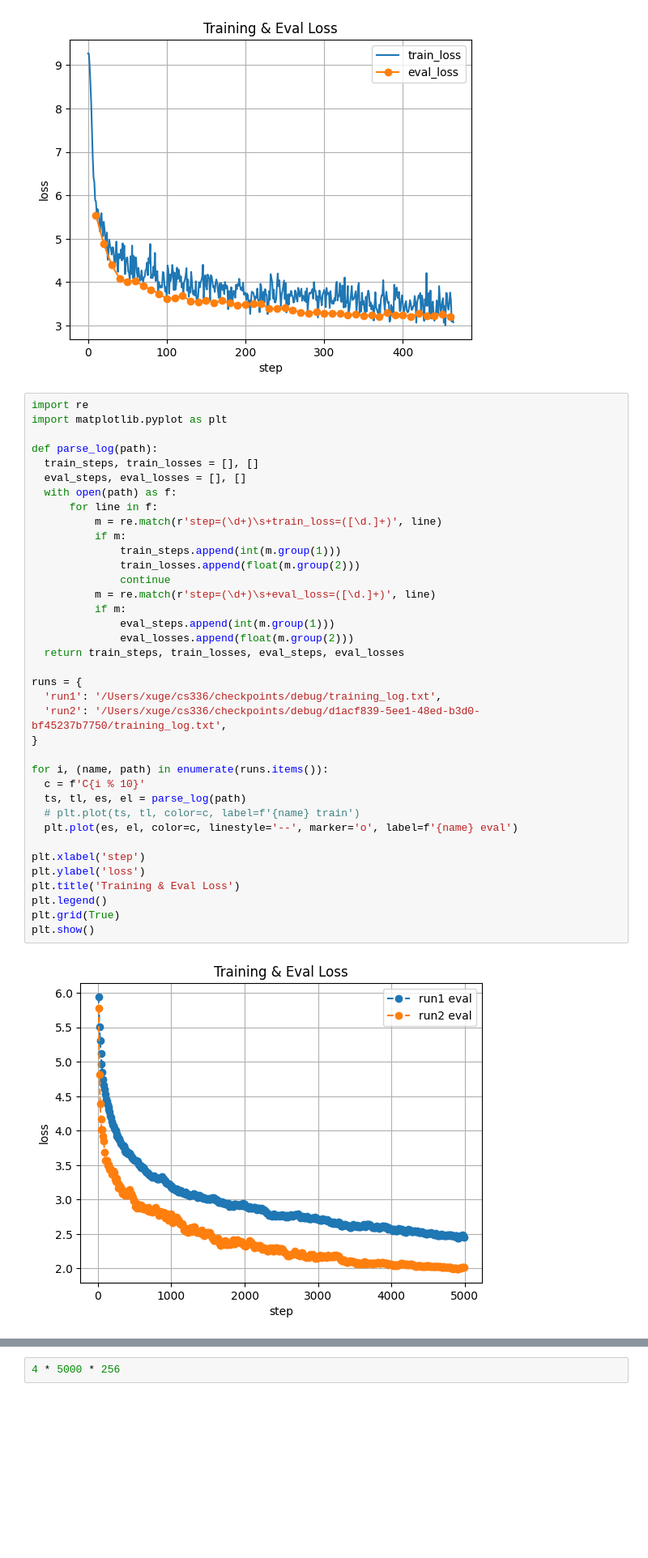
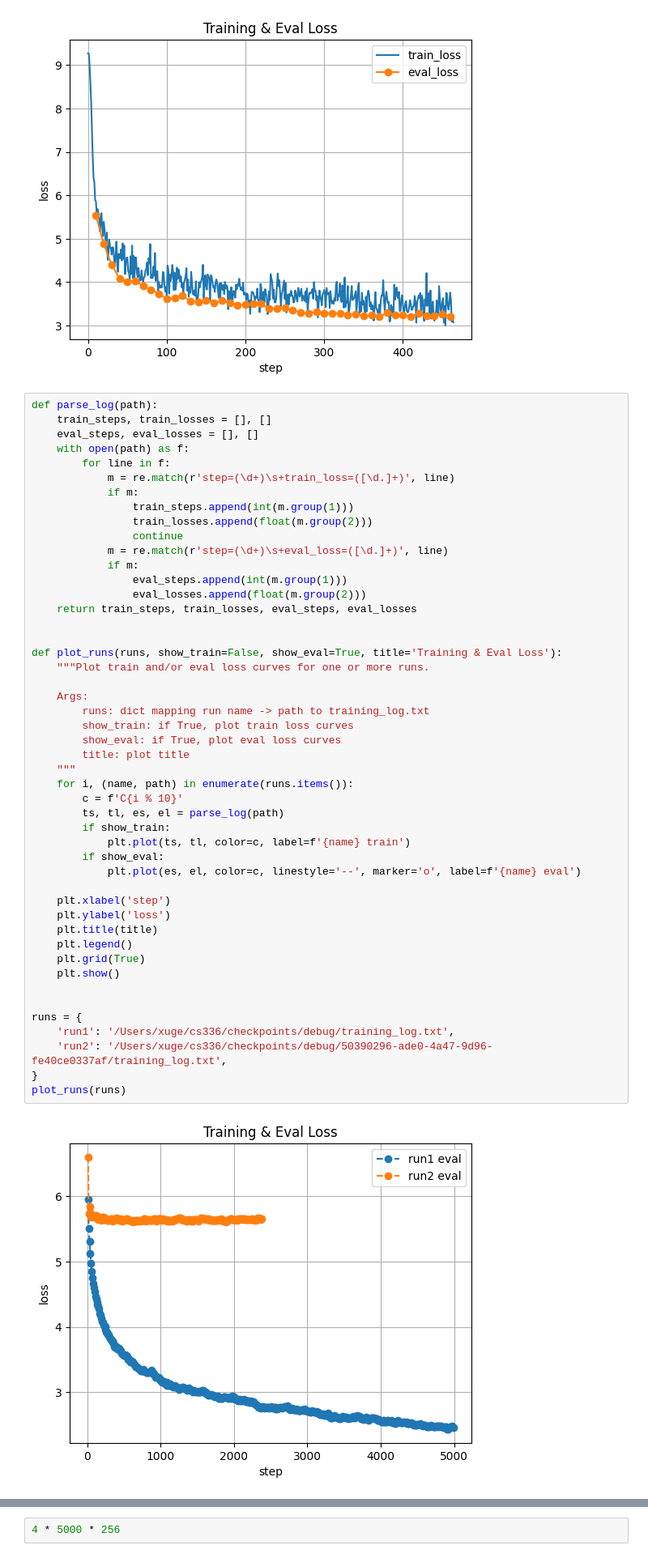
Before and after one commit to xuanyangge/cs336, a Jupyter notebook: Training_analysis.ipynb, the cells around one changed output, grey strips where cells are left out. Shown at 81% size. Cells and saved outputs as stored; diff of their text form; blank space fills up the shorter version.

```diff
--- a/Training_analysis.ipynb
+++ b/Training_analysis.ipynb
@@ -77,44 +77,55 @@ plt.show()
 # %% [output]
 [figure]
 # %%
-import re
-import matplotlib.pyplot as plt
+def parse_log(path):
+    train_steps, train_losses = [], []
+    eval_steps, eval_losses = [], []
+    with open(path) as f:
+        for line in f:
+            m = re.match(r'step=(\d+)\s+train_loss=([\d.]+)', line)
+            if m:
+                train_steps.append(int(m.group(1)))
+                train_losses.append(float(m.group(2)))
+                continue
+            m = re.match(r'step=(\d+)\s+eval_loss=([\d.]+)', line)
+            if m:
+                eval_steps.append(int(m.group(1)))
+                eval_losses.append(float(m.group(2)))
+    return train_steps, train_losses, eval_steps, eval_losses
 
-def parse_log(path):
-  train_steps, train_losses = [], []
-  eval_steps, eval_losses = [], []
-  with open(path) as f:
-      for line in f:
-          m = re.match(r'step=(\d+)\s+train_loss=([\d.]+)', line)
-          if m:
-              train_steps.append(int(m.group(1)))
-              train_losses.append(float(m.group(2)))
-              continue
-          m = re.match(r'step=(\d+)\s+eval_loss=([\d.]+)', line)
-          if m:
-              eval_steps.append(int(m.group(1)))
-              eval_losses.append(float(m.group(2)))
-  return train_steps, train_losses, eval_steps, eval_losses
+
+def plot_runs(runs, show_train=False, show_eval=True, title='Training & Eval Loss'):
+    """Plot train and/or eval loss curves for one or more runs.
+
+    Args:
+        runs: dict mapping run name -> path to training_log.txt
+        show_train: if True, plot train loss curves
+        show_eval: if True, plot eval loss curves
+        title: plot title
+    """
+    for i, (name, path) in enumerate(runs.items()):
+        c = f'C{i % 10}'
+        ts, tl, es, el = parse_log(path)
+        if show_train:
+            plt.plot(ts, tl, color=c, label=f'{name} train')
+        if show_eval:
+            plt.plot(es, el, color=c, linestyle='--', marker='o', label=f'{name} eval')
+
+    plt.xlabel('step')
+    plt.ylabel('loss')
+    plt.title(title)
+    plt.legend()
+    plt.grid(True)
+    plt.show()
+
 
 runs = {
-  'run1': '/Users/xuge/cs336/checkpoints/debug/training_log.txt',
-  'run2': '/Users/xuge/cs336/checkpoints/debug/d1acf839-5ee1-48ed-b3d0-bf45237b7750/training_log.txt',
+    'run1': '/Users/xuge/cs336/checkpoints/debug/training_log.txt',
+    'run2': '/Users/xuge/cs336/checkpoints/debug/50390296-ade0-4a47-9d96-fe40ce0337af/training_log.txt',
 }
-
-for i, (name, path) in enumerate(runs.items()):
-  c = f'C{i % 10}'
-  ts, tl, es, el = parse_log(path)
-  # plt.plot(ts, tl, color=c, label=f'{name} train')
-  plt.plot(es, el, color=c, linestyle='--', marker='o', label=f'{name} eval')
-
-plt.xlabel('step')
-plt.ylabel('loss')
-plt.title('Training & Eval Loss')
-plt.legend()
-plt.grid(True)
-plt.show()
+plot_runs(runs)
 # %% [output]
-[figure, old version]
+[figure, new version]
 # %% [markdown]
 Uv run python -m tests.train_together \
     --vocab_size 10000 \
```
Also changed, not shown: parts of 7 cells of this notebook, 3 other files.
